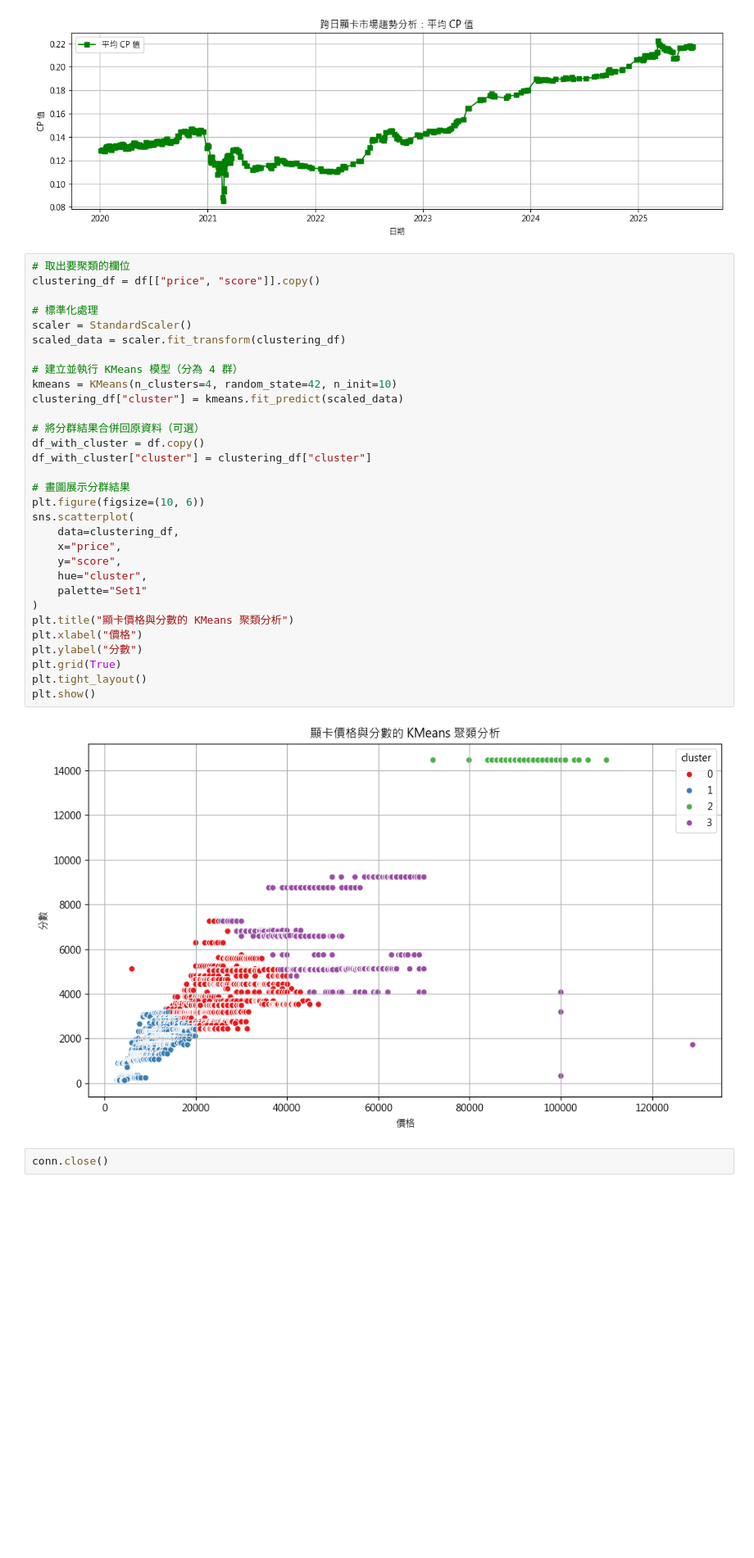
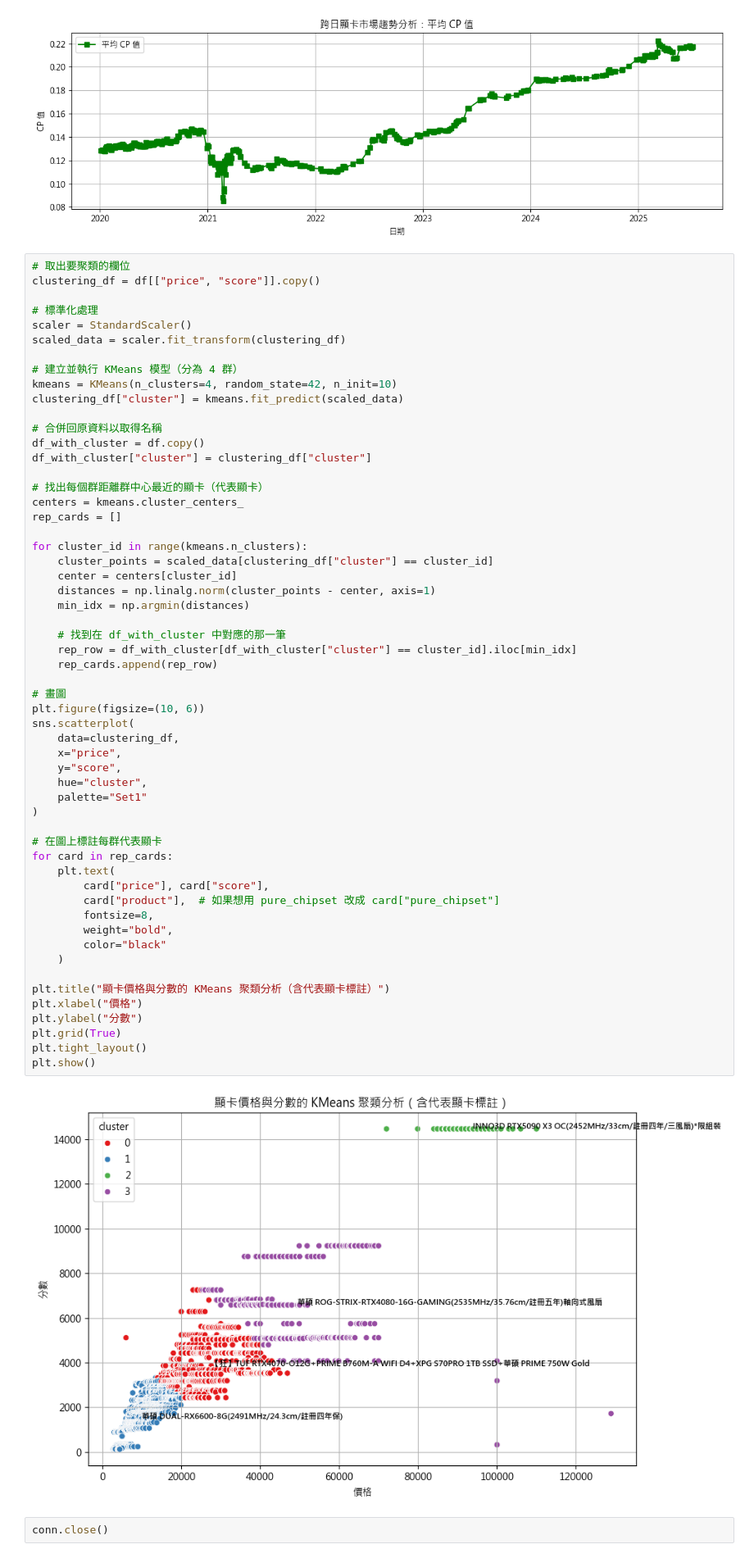
Before and after one commit to fcu-d0440478/CoolPC-GPU-Price-Performance-Analysis, a Jupyter notebook: 6 data_analyze.ipynb, the cells around one changed output. Shown at 82% size. Cells and saved outputs as stored; diff of their text form; blank space fills up the shorter version.

```diff
--- a/6 data_analyze.ipynb
+++ b/6 data_analyze.ipynb
@@ -218,35 +225,60 @@ plt.show()
 # %%
 # 取出要聚類的欄位
 clustering_df = df[["price", "score"]].copy()
 
 # 標準化處理
 scaler = StandardScaler()
 scaled_data = scaler.fit_transform(clustering_df)
 
 # 建立並執行 KMeans 模型（分為 4 群）
 kmeans = KMeans(n_clusters=4, random_state=42, n_init=10)
 clustering_df["cluster"] = kmeans.fit_predict(scaled_data)
 
-# 將分群結果合併回原資料（可選）
+# 合併回原資料以取得名稱
 df_with_cluster = df.copy()
 df_with_cluster["cluster"] = clustering_df["cluster"]
 
-# 畫圖展示分群結果
+# 找出每個群距離群中心最近的顯卡（代表顯卡）
+centers = kmeans.cluster_centers_
+rep_cards = []
+
+for cluster_id in range(kmeans.n_clusters):
+    cluster_points = scaled_data[clustering_df["cluster"] == cluster_id]
+    center = centers[cluster_id]
+    distances = np.linalg.norm(cluster_points - center, axis=1)
+    min_idx = np.argmin(distances)
+
+    # 找到在 df_with_cluster 中對應的那一筆
+    rep_row = df_with_cluster[df_with_cluster["cluster"] == cluster_id].iloc[min_idx]
+    rep_cards.append(rep_row)
+
+# 畫圖
 plt.figure(figsize=(10, 6))
 sns.scatterplot(
     data=clustering_df,
     x="price",
     y="score",
     hue="cluster",
     palette="Set1"
 )
-plt.title("顯卡價格與分數的 KMeans 聚類分析")
+
+# 在圖上標註每群代表顯卡
+for card in rep_cards:
+    plt.text(
+        card["price"], card["score"],
+        card["product"],  # 如果想用 pure_chipset 改成 card["pure_chipset"]
+        fontsize=8,
+        weight="bold",
+        color="black"
+    )
+
+plt.title("顯卡價格與分數的 KMeans 聚類分析（含代表顯卡標註）")
 plt.xlabel("價格")
 plt.ylabel("分數")
 plt.grid(True)
 plt.tight_layout()
 plt.show()
 # %% [output]
-[figure, old version]
+[figure, new version]
 # %%
 conn.close()
```
Also changed, not shown: parts of 2 cells of this notebook, 4 other files.
